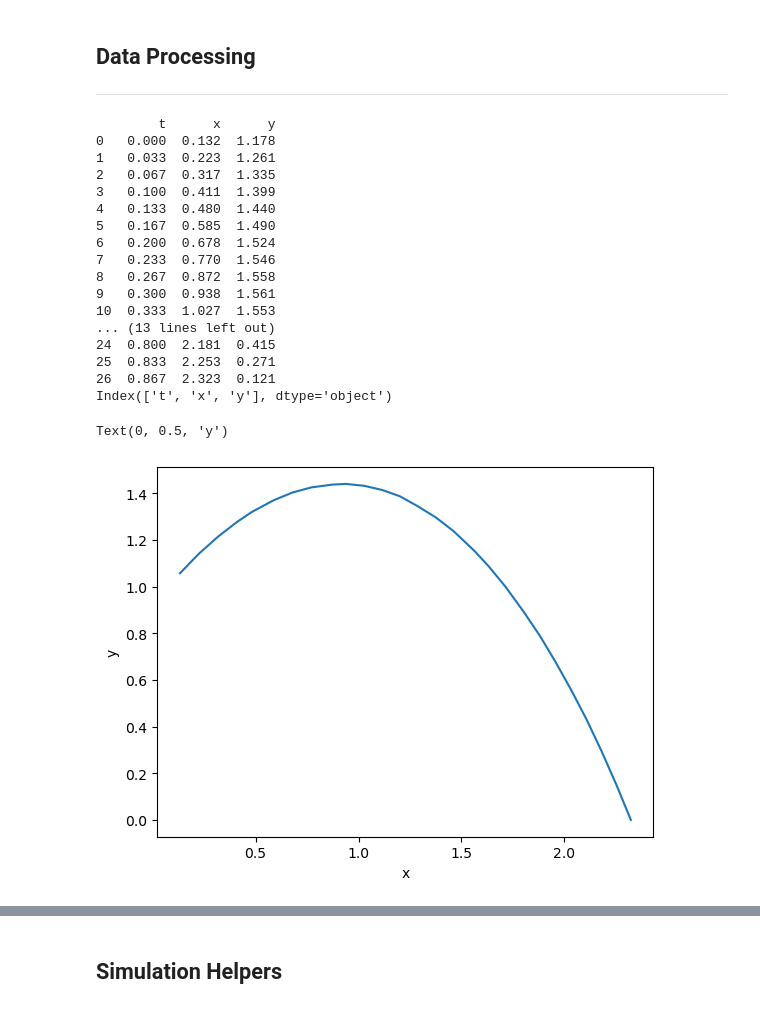
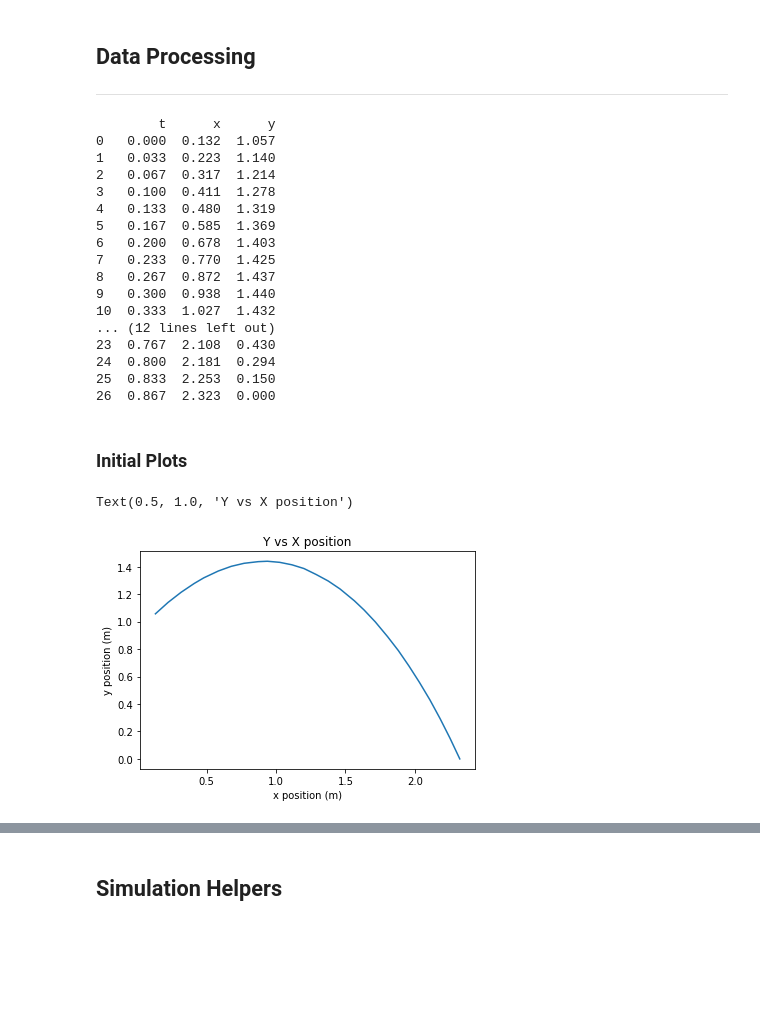
Before and after one commit to imnotartsy/PHY68, a Jupyter notebook: Car.ipynb, the cells around one changed output, grey strips where cells are left out. Cells and saved outputs as stored; diff of their text form; code cells hidden in the pictures; blank space fills up the shorter version.

Commit message:
FIXES graphs

```diff
--- a/Car.ipynb
+++ b/Car.ipynb
@@ -6,24 +8,35 @@ import numpy as np
 ## Data Processing
 ---
 # %%
+# Import Data
 df = pd.read_csv('car_launch_data_5.txt', header=1, delim_whitespace=True)
+
+
+# Clean data
+# Recenter y data; Translate Y data, shift lowest y to 0
+m = min(df['y'])
+df['y'] = df['y'].apply(lambda x: x-m)
+
+# Make t start at 0
+# t_offset = min(df['x'])
+# df['t'] = df['t'].apply(lambda x: x-t_offset)
+
 print(df)
-print(df.columns)
 # %% [output]
         t      x      y
-0   0.000  0.132  1.178
-1   0.033  0.223  1.261
-2   0.067  0.317  1.335
-3   0.100  0.411  1.399
-4   0.133  0.480  1.440
-5   0.167  0.585  1.490
-6   0.200  0.678  1.524
-7   0.233  0.770  1.546
-8   0.267  0.872  1.558
-9   0.300  0.938  1.561
-10  0.333  1.027  1.553
-... (13 lines left out)
-24  0.800  2.181  0.415
-25  0.833  2.253  0.271
-26  0.867  2.323  0.121
-Index(['t', 'x', 'y'], dtype='object')
+0   0.000  0.132  1.057
+1   0.033  0.223  1.140
+2   0.067  0.317  1.214
+3   0.100  0.411  1.278
+4   0.133  0.480  1.319
+5   0.167  0.585  1.369
+6   0.200  0.678  1.403
+7   0.233  0.770  1.425
+8   0.267  0.872  1.437
+9   0.300  0.938  1.440
+10  0.333  1.027  1.432
+... (12 lines left out)
+23  0.767  2.108  0.430
+24  0.800  2.181  0.294
+25  0.833  2.253  0.150
+26  0.867  2.323  0.000
@@ -39,9 +43,13 @@ df['y'] = df['y'].apply(lambda x: x-m)
+# %% [markdown]
+### Initial Plots
 # %%
+# Initial visualization of the data
 plt.plot(df['x'], df['y'])
-plt.xlabel("x")
-plt.ylabel("y")
+plt.xlabel("x position (m)")
+plt.ylabel("y position (m)")
+plt.title("Y vs X position")
 # %% [output]
-Text(0, 0.5, 'y')
+Text(0.5, 1.0, 'Y vs X position')
-[figure, old version]
+[figure, new version]
 # %%
 plt.plot(df['t'], df['y'])
```
Also changed, not shown: parts of 24 cells of this notebook.
